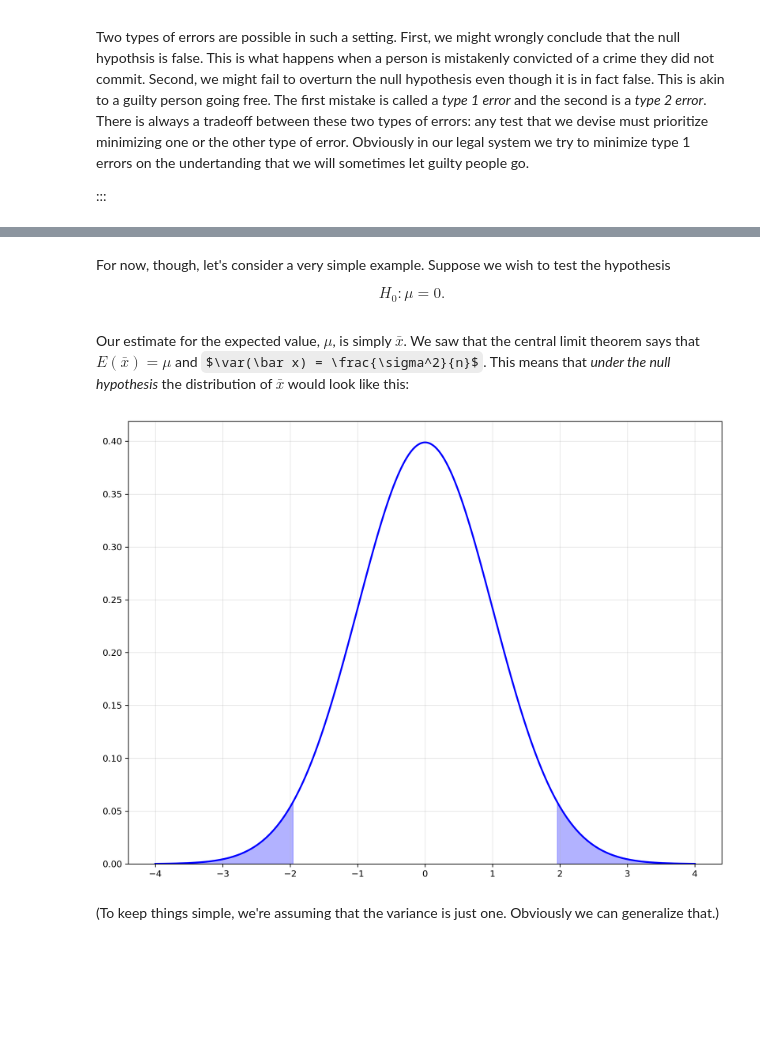
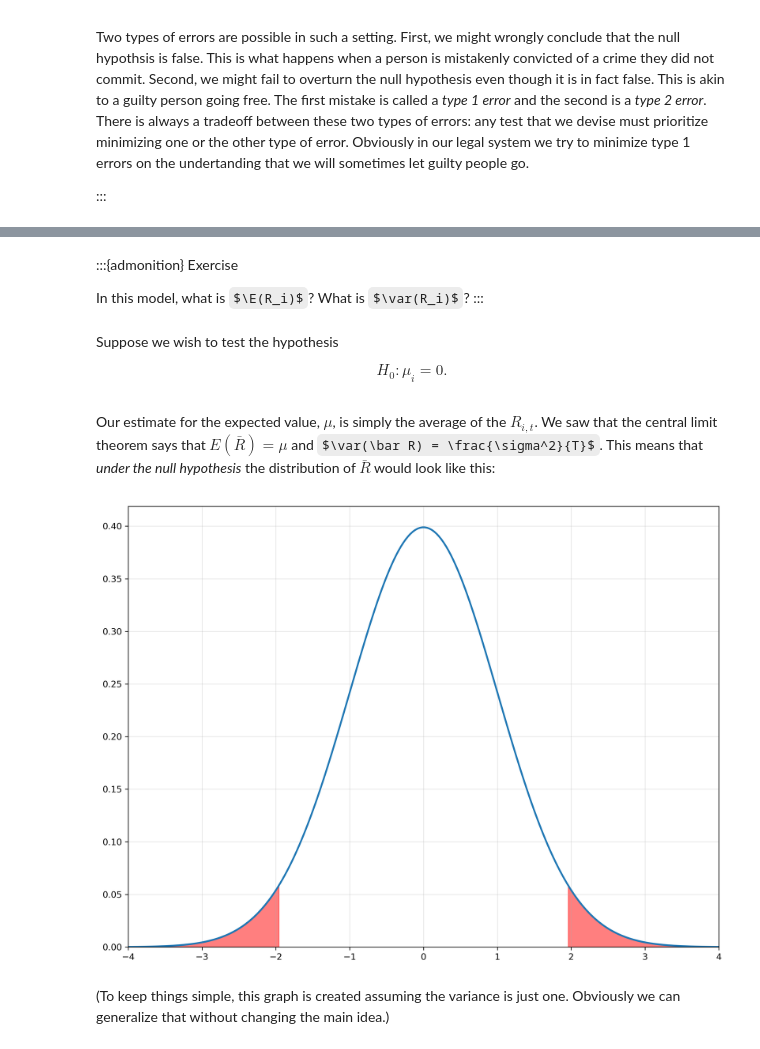
Before and after one commit to stoffprof/qf23, a Jupyter notebook: _sources/02f Estimation.ipynb, the cells around one changed output, grey strips where cells are left out. Drawn from its saved outputs; the diff is of its cells as text; code cells hidden in the pictures; some formulas as TeX source; blank space fills up the shorter version.

```diff
--- a/_sources/02f Estimation.ipynb
+++ b/_sources/02f Estimation.ipynb
@@ -479,30 +481,36 @@ where $\varepsilon_{i,t}\sim \N(0,\sigma_i^2)$.
+# %% [markdown]
+:::{admonition} Exercise
+
+In this model, what is $\E(R_i)$? What is $\var(R_i)$?
+:::
 # %% [markdown]
-For now, though, let's consider a very simple example. Suppose we wish to test the hypothesis
+Suppose we wish to test the hypothesis
 
-$$H_0: \mu = 0.$$
+$$H_0: \mu_i = 0.$$
 # %% [markdown]
-Our estimate for the expected value, $\mu$, is simply $\bar x$. We saw that the central limit theorem says that $E(\bar x) = \mu$ and $\var(\bar x) = \frac{\sigma^2}{n}$. This means that *under the null hypothesis* the distribution of $\bar x$ would look like this:
+Our estimate for the expected value, $\mu$, is simply the average of the $R_{i,t}$. We saw that the central limit theorem says that $E(\bar R) = \mu$ and $\var(\bar R) = \frac{\sigma^2}{T}$. This means that *under the null hypothesis* the distribution of $\bar R$ would look like this:
 # %%
 fig, ax = plt.subplots(figsize=(12,9))
 
 # pdf
 x = np.linspace(-4,4,250)
-ax.plot(x, scs.norm.pdf(x), 'b-', lw=2)
+ax.plot(x, scs.norm.pdf(x), '-', lw=2)
 
 p = scs.norm.ppf(0.025)
 
 # fill in the tails
 px1 = np.linspace(-4,p,100)
-ax.fill_between(px1, scs.norm.pdf(px1), color='b', alpha=0.3)
+ax.fill_between(px1, scs.norm.pdf(px1), color='red', alpha=0.5)
 
 px2 = np.linspace(-p,4,100)
-ax.fill_between(px2, scs.norm.pdf(px2), color='b', alpha=0.3)
+ax.fill_between(px2, scs.norm.pdf(px2), color='red', alpha=0.5)
 
 ax.grid(alpha=0.3)
 ax.set_ylim((0,None))
+ax.set_xlim(-4,4)
 
 plt.show()
 # %% [output]
-[figure, old version]
+[figure, new version]
 # %% [markdown]
-(To keep things simple, we're assuming that the variance is just one. Obviously we can generalize that.)
+(To keep things simple, this graph is created assuming the variance is just one. Obviously we can generalize that without changing the main idea.)
```
Also changed, not shown: parts of 5 cells of this notebook, 45 other files.
